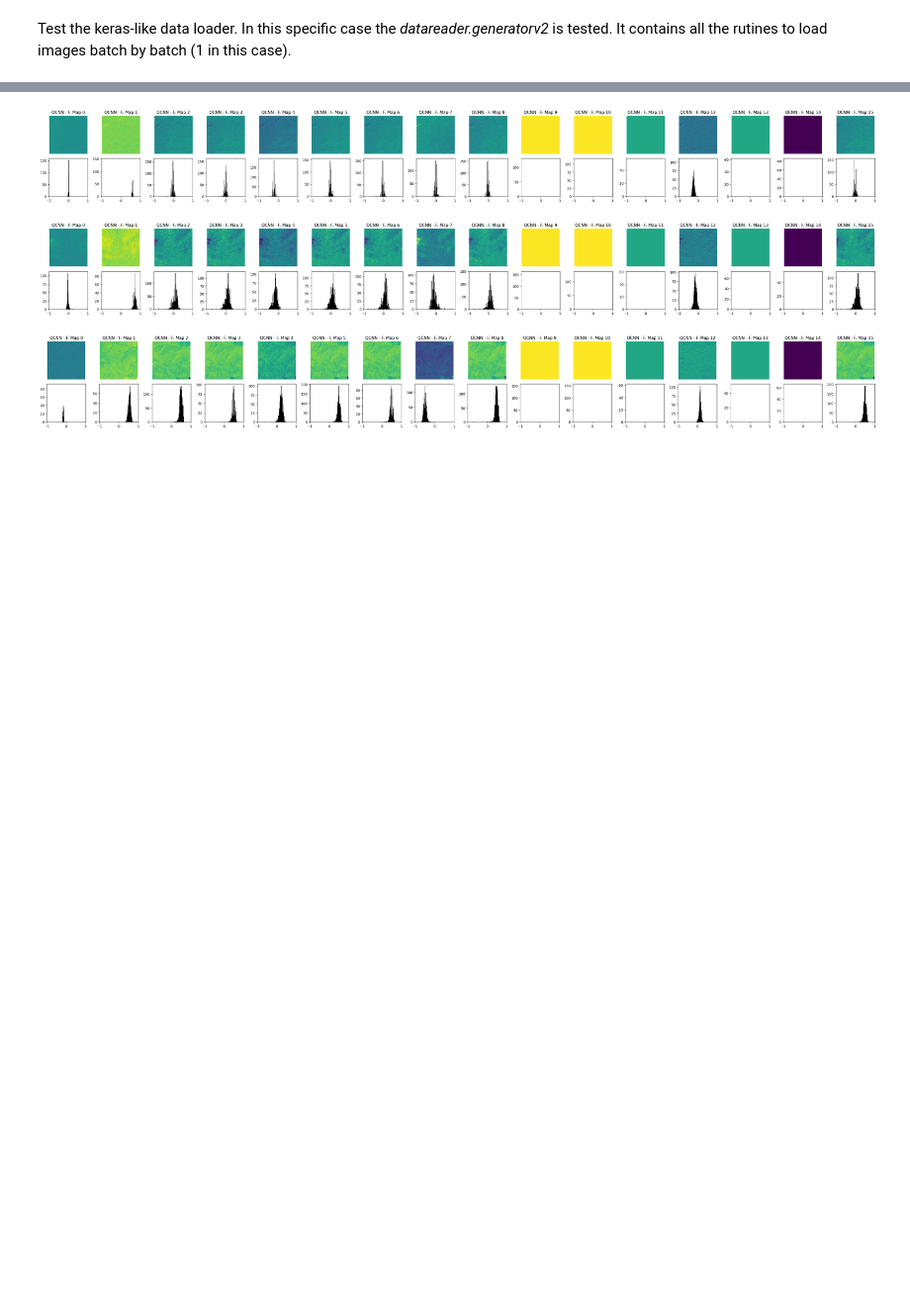
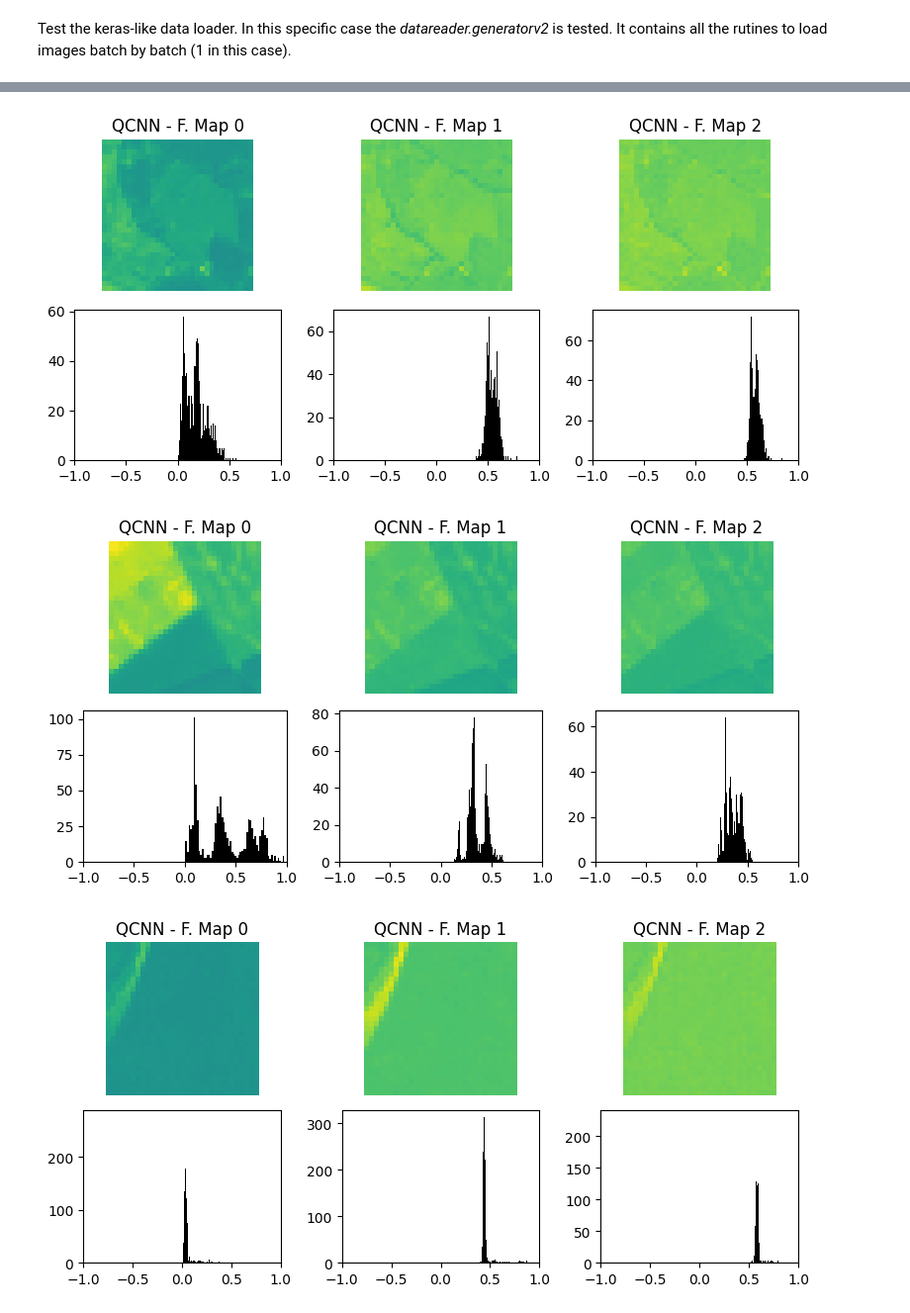
Before and after one commit to alessandrosebastianelli/quanv4eo, a Jupyter notebook: QuantumConvolutionalNeuralNetworks.ipynb, the cells around one changed output, grey strips where cells are left out. Shown: that part at 99% size. Drawn from its saved outputs; the diff is of its cells as text; code cells hidden in the pictures; blank space fills up the shorter version.

Commit message:
Save Results after training

```diff
--- a/QuantumConvolutionalNeuralNetworks.ipynb
+++ b/QuantumConvolutionalNeuralNetworks.ipynb
@@ -43,7 +47,7 @@ QuantumCNN
 
 Given *the dataset_name*, that must be the same of the folder, the **datahandler** will take care of loading the paths of the feature smaps and collected them into a class dictionary. After a report of the dataset will be printed.
 # %%
-dataset_name = 'EuroSAT_processed'
+dataset_name = 'EuroSAT'
 root = os.path.join('datasets', dataset_name)
 dhandler = datahandler(root)
 dhandler.print_report(name=dataset_name)
@@ -85,0 +68,4 @@ Class 9 - Pasture                   - #images: 0
+# %%
+train_set, val_set = dhandler.split(None, factor=0.02)
+dhandler.print_report(train_set, name=dataset_name+'-Train')
+dhandler.print_report(val_set,   name=dataset_name+'-Validation')
@@ -144,10 +148,10 @@ test_loader.dlv2([x_v,y_v], loader, classes)
 # %%
-gen = iter(datareader.generator((x_t, y_t), 1, (31,31,16), normalize=None))
+gen = iter(datareader.generator((x_t, y_t), 1, (31,31,3), normalize=True))
 for i in range(3):
     (xi, yi) = next(gen)
     feat_maps = xi[0]
     plot_features_map(feat_maps)
 # %% [output]
-[figure, old version]
+[figure, new version]
-[figure, old version]
+[figure, new version]
-[figure, old version]
+[figure, new version]
```
Also changed, not shown: parts of 18 cells of this notebook, 3 other files.
